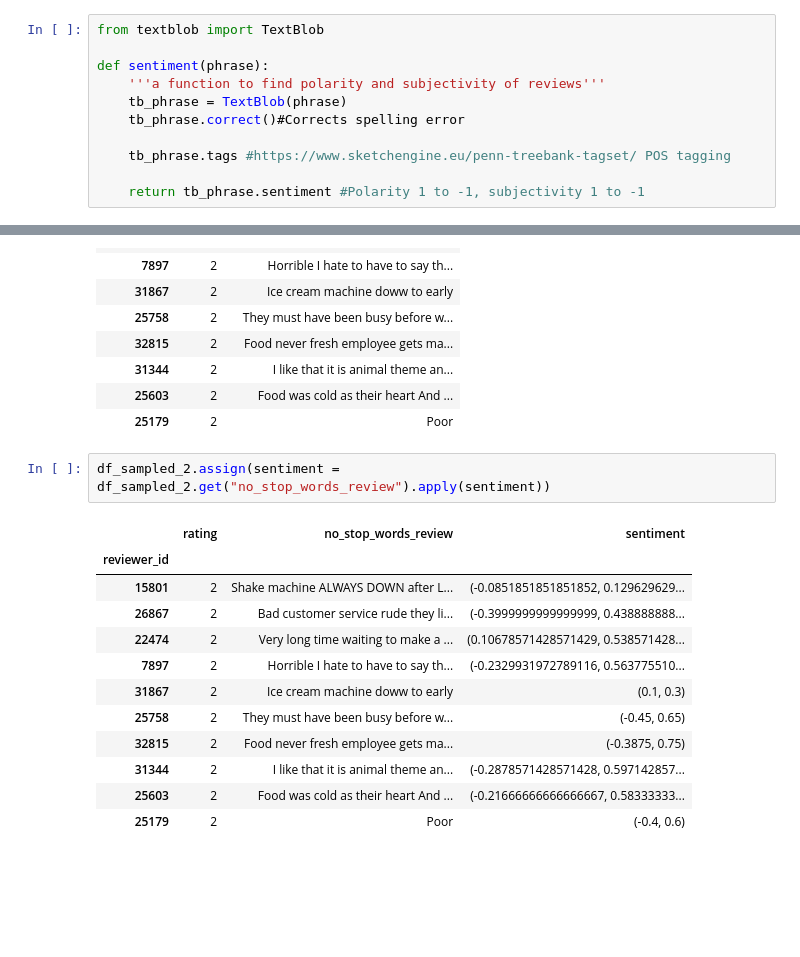
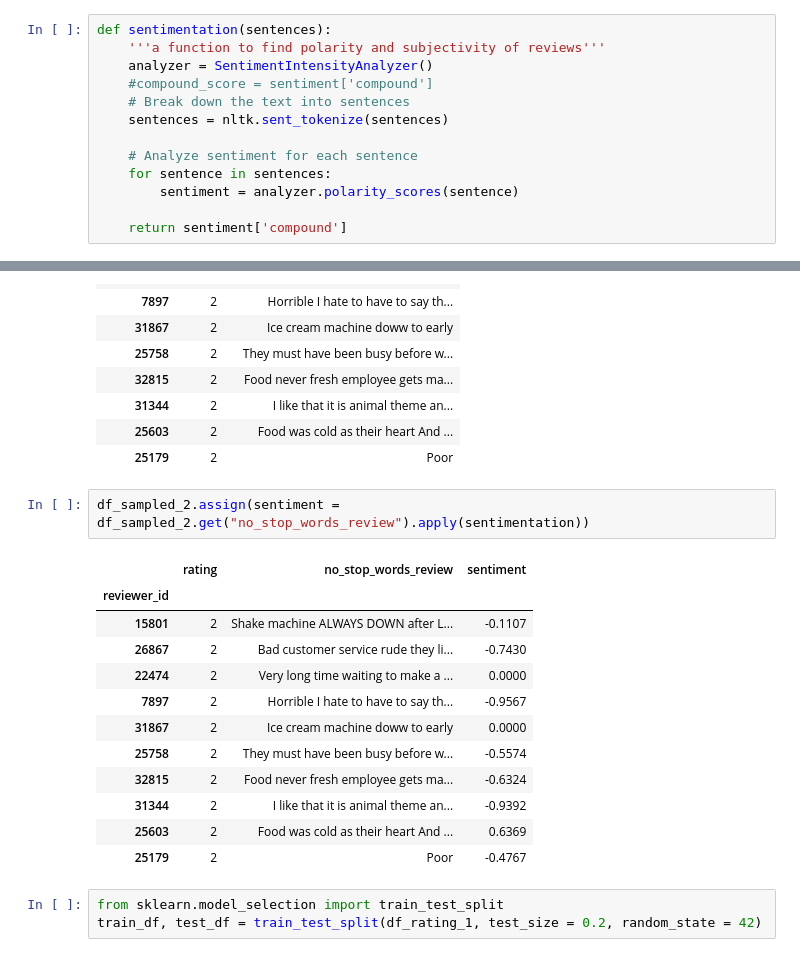
Before and after one commit to niannianwang/Applying-BERT-in-predicting-customer-review-rating-for-future-labeling, a Jupyter notebook: notebook.ipynb, the cells around one changed output, grey strips where cells are left out. Saved outputs shown, nothing was run; the diff lists cells and outputs as text; blank space fills up the shorter version.

```diff
--- a/notebook.ipynb
+++ b/notebook.ipynb
@@ -134,15 +134,17 @@ df_nostop_keywords.to_csv("review_without_stop_words", encoding = "latin-1")
 # import the training test split. 80 20, 60 40 70 30 <- use package
 #
 review = np.array(df_nostop_keywords.get("no_stop_words_review"))
-# %%
-from textblob import TextBlob
-
-def sentiment(phrase):
-    '''a function to find polarity and subjectivity of reviews'''
-    tb_phrase = TextBlob(phrase)
-    tb_phrase.correct()#Corrects spelling error
-
-    tb_phrase.tags #https://www.sketchengine.eu/penn-treebank-tagset/ POS tagging
-
-    return tb_phrase.sentiment #Polarity 1 to -1, subjectivity 1 to -1
+# %%
+def sentimentation(sentences):
+    '''a function to find polarity and subjectivity of reviews'''
+    analyzer = SentimentIntensityAnalyzer()
+    #compound_score = sentiment['compound']
+    # Break down the text into sentences
+    sentences = nltk.sent_tokenize(sentences)
+
+    # Analyze sentiment for each sentence
+    for sentence in sentences:
+        sentiment = analyzer.polarity_scores(sentence)
+
+    return sentiment['compound']
 # %%
@@ -235,17 +235,20 @@ df_sampled_2
 | 25603 | 2 | Food was cold as their heart And ... |
 | 25179 | 2 | Poor |
 # %%
-df_sampled_2.assign(sentiment = df_sampled_2.get("no_stop_words_review").apply(sentiment))
+df_sampled_2.assign(sentiment = df_sampled_2.get("no_stop_words_review").apply(sentimentation))
 # %% [output]
 |  | rating | no_stop_words_review | sentiment |
 | reviewer_id |  |  |  |
-| 15801 | 2 | Shake machine ALWAYS DOWN after L... | (-0.0851851851851852, 0.129629629... |
-| 26867 | 2 | Bad customer service rude they li... | (-0.3999999999999999, 0.438888888... |
-| 22474 | 2 | Very long time waiting to make a ... | (0.10678571428571429, 0.538571428... |
-| 7897 | 2 | Horrible I hate to have to say th... | (-0.2329931972789116, 0.563775510... |
-| 31867 | 2 | Ice cream machine doww to early | (0.1, 0.3) |
-| 25758 | 2 | They must have been busy before w... | (-0.45, 0.65) |
-| 32815 | 2 | Food never fresh employee gets ma... | (-0.3875, 0.75) |
-| 31344 | 2 | I like that it is animal theme an... | (-0.2878571428571428, 0.597142857... |
-| 25603 | 2 | Food was cold as their heart And ... | (-0.21666666666666667, 0.58333333... |
-| 25179 | 2 | Poor | (-0.4, 0.6) |
+| 15801 | 2 | Shake machine ALWAYS DOWN after L... | -0.1107 |
+| 26867 | 2 | Bad customer service rude they li... | -0.7430 |
+| 22474 | 2 | Very long time waiting to make a ... | 0.0000 |
+| 7897 | 2 | Horrible I hate to have to say th... | -0.9567 |
+| 31867 | 2 | Ice cream machine doww to early | 0.0000 |
+| 25758 | 2 | They must have been busy before w... | -0.5574 |
+| 32815 | 2 | Food never fresh employee gets ma... | -0.6324 |
+| 31344 | 2 | I like that it is animal theme an... | -0.9392 |
+| 25603 | 2 | Food was cold as their heart And ... | 0.6369 |
+| 25179 | 2 | Poor | -0.4767 |
+# %%
+from sklearn.model_selection import train_test_split
+train_df, test_df = train_test_split(df_rating_1, test_size = 0.2, random_state = 42)
```
Also changed, not shown: parts of 4 cells of this notebook.
